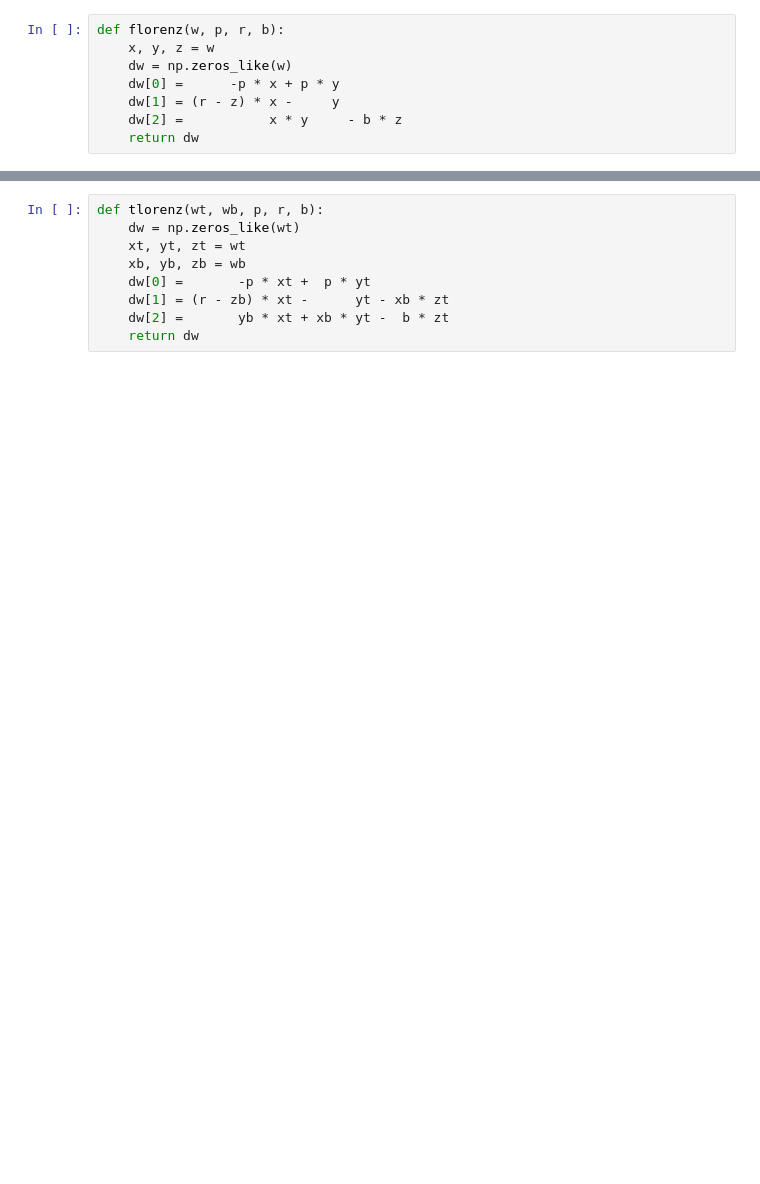
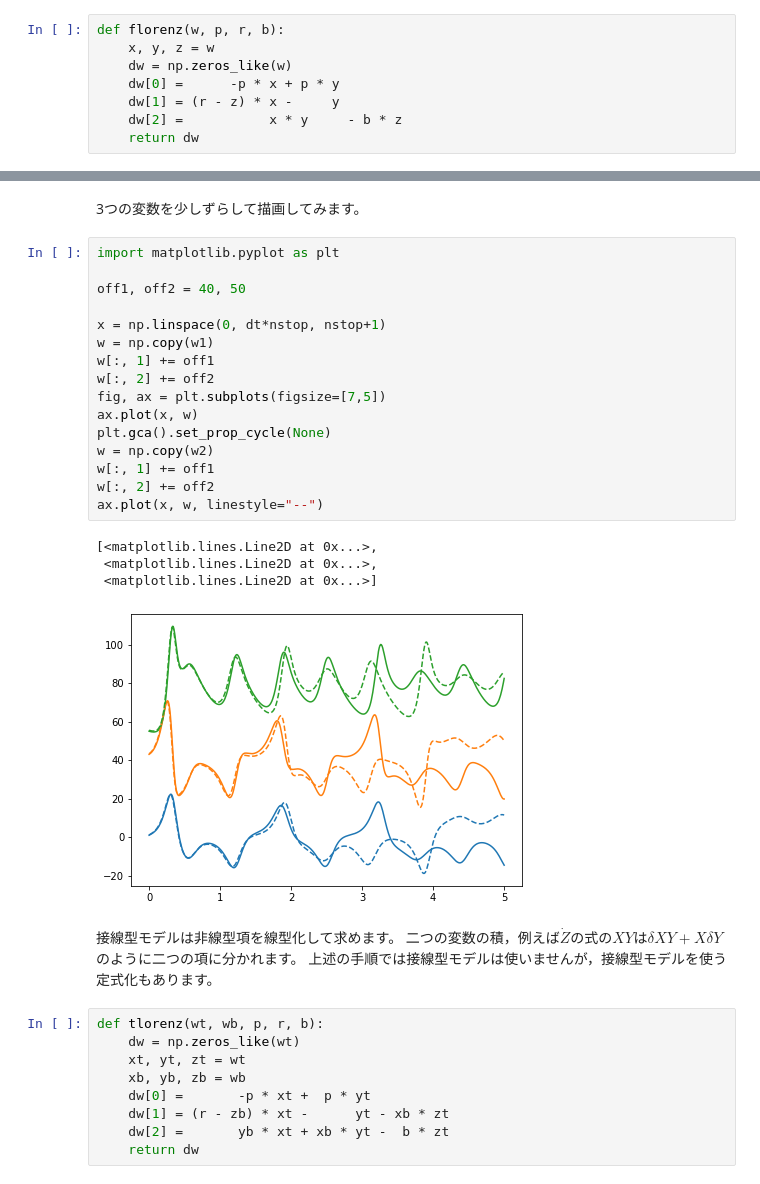
Before and after one commit to tenomoto/pymetds, a Jupyter notebook: Lorenz.ipynb, the cells around one changed output, grey strips where cells are left out. Cells and saved outputs as stored; diff of their text form; blank space fills up the shorter version.

```diff
--- a/Lorenz.ipynb
+++ b/Lorenz.ipynb
@@ -143,3 +127,30 @@ def florenz(w, p, r, b):
+# %% [markdown]
+3つの変数を少しずらして描画してみます。
+# %%
+import matplotlib.pyplot as plt
+
+off1, off2 = 40, 50
+
+x = np.linspace(0, dt*nstop, nstop+1)
+w = np.copy(w1)
+w[:, 1] += off1
+w[:, 2] += off2
+fig, ax = plt.subplots(figsize=[7,5])
+ax.plot(x, w)
+plt.gca().set_prop_cycle(None)
+w = np.copy(w2)
+w[:, 1] += off1
+w[:, 2] += off2
+ax.plot(x, w, linestyle="--")
+# %% [output]
+[<matplotlib.lines.Line2D at 0x...>,
+ <matplotlib.lines.Line2D at 0x...>,
+ <matplotlib.lines.Line2D at 0x...>]
+[figure, added]
+# %% [markdown]
+接線型モデルは非線型項を線型化して求めます。
+二つの変数の積，例えば$\dot{Z}$の式の$XY$は$\delta XY+X\delta Y$のように二つの項に分かれます。
+上述の手順では接線型モデルは使いませんが，接線型モデルを使う定式化もあります。
 # %%
 def tlorenz(wt, wb, p, r, b):
     dw = np.zeros_like(wt)
```
Also changed, not shown: parts of 21 cells of this notebook.
